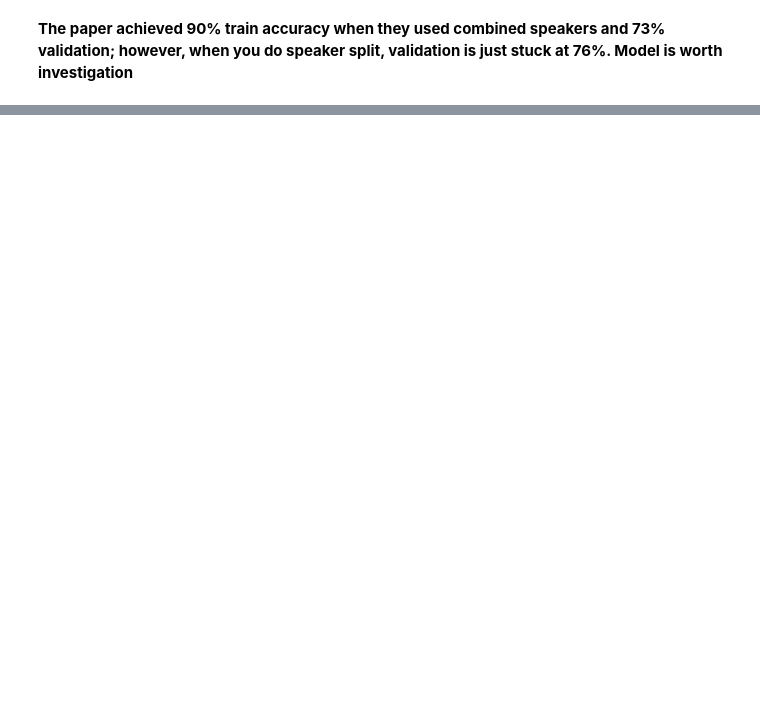
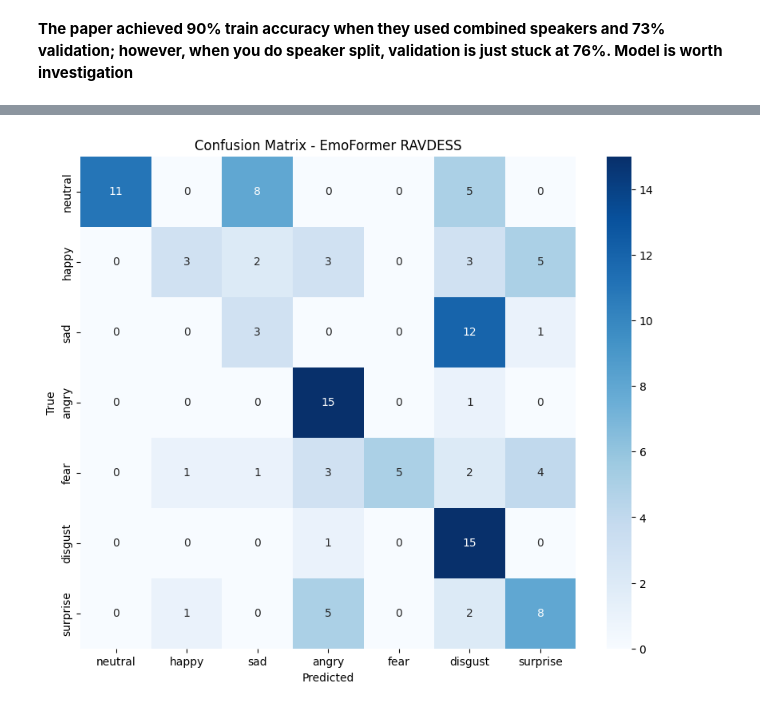
Before and after one commit to Baah134/Baah134, a Jupyter notebook: SER_CARINE/Paper_2.ipynb, the cells around one changed output, grey strips where cells are left out. Cells and saved outputs as stored; diff of their text form; code cells hidden in the pictures; blank space fills up the shorter version.

```diff
--- a/SER_CARINE/Paper_2.ipynb
+++ b/SER_CARINE/Paper_2.ipynb
@@ -665,0 +957,79 @@ Strict Split Accuracy (Unseen Spkrs): 75.76%
+# %%
+EPOCHS= 200
+# %%
+if __name__ == "__main__":
+
+
+    print("Loading Data...")
+    try:
+        X_train = np.load(os.path.join(DATA_PATH, "X_train.npy"))
+        y_train = np.load(os.path.join(DATA_PATH, "Y_train.npy"))
+        X_test = np.load(os.path.join(DATA_PATH, "X_test.npy"))
+        y_test = np.load(os.path.join(DATA_PATH, "Y_test.npy"))
+
+        print(f"Train Shapes: X={X_train.shape}, Y={y_train.shape}")
+        print(f"Test Shapes:  X={X_test.shape}, Y={y_test.shape}")
+    except FileNotFoundError:
+        print("Error: .npy files not found. Run the feature extraction script first.")
+        exit()
+
+
+    model = build_parallel_emoformer(INPUT_SHAPE, NUM_CLASSES)
+    model.summary()
+
+
+    optimizer = optimizers.Adam(learning_rate=LEARNING_RATE)
+    model.compile(optimizer=optimizer,
+                  loss='sparse_categorical_crossentropy',
+                  metrics=['accuracy'])
+
+    checkpoint = callbacks.ModelCheckpoint(
+        "best_emoformer_ravdess.keras",
+        monitor='val_accuracy',
+        save_best_only=True,
+        mode='max',
+        verbose=1
+    )
+    early_stop = callbacks.EarlyStopping(
+        monitor='val_accuracy',
+        patience=15,
+        restore_best_weights=True
+    )
+    reduce_lr = callbacks.ReduceLROnPlateau(
+        monitor='val_loss',
+        factor=0.5,
+        patience=5,
+        min_lr=1e-6
+    )
+
+
+    print("\nStarting Training...")
+    history = model.fit(
+        X_train, y_train,
+        validation_data=(X_test, y_test),
+        epochs=EPOCHS,
+        batch_size=BATCH_SIZE,
+    )
+
+
+    print("\nEvaluating on Test Set...")
+    loss, acc = model.evaluate(X_test, y_test)
+    print(f"Final Test Accuracy: {acc*100:.2f}%")
+
+
+    y_pred = model.predict(X_test)
+    y_pred_classes = np.argmax(y_pred, axis=1)
+
+    print("\nClassification Report:")
+    print(classification_report(y_test, y_pred_classes, target_names=EMOTION_LABELS))
+
+    cm = confusion_matrix(y_test, y_pred_classes)
+    plt.figure(figsize=(10, 8))
+    sns.heatmap(cm, annot=True, fmt='d', cmap='Blues', xticklabels=EMOTION_LABELS, yticklabels=EMOTION_LABELS)
+    plt.xlabel('Predicted')
+    plt.ylabel('True')
+    plt.title('Confusion Matrix - EmoFormer RAVDESS')
+    plt.show()
+
+    plot_history(history)
+# %% [output]
@@ -665,0 +1077 @@ Strict Split Accuracy (Unseen Spkrs): 75.76%
+[figure, added]
```
Also changed, not shown: parts of 16 cells of this notebook.
